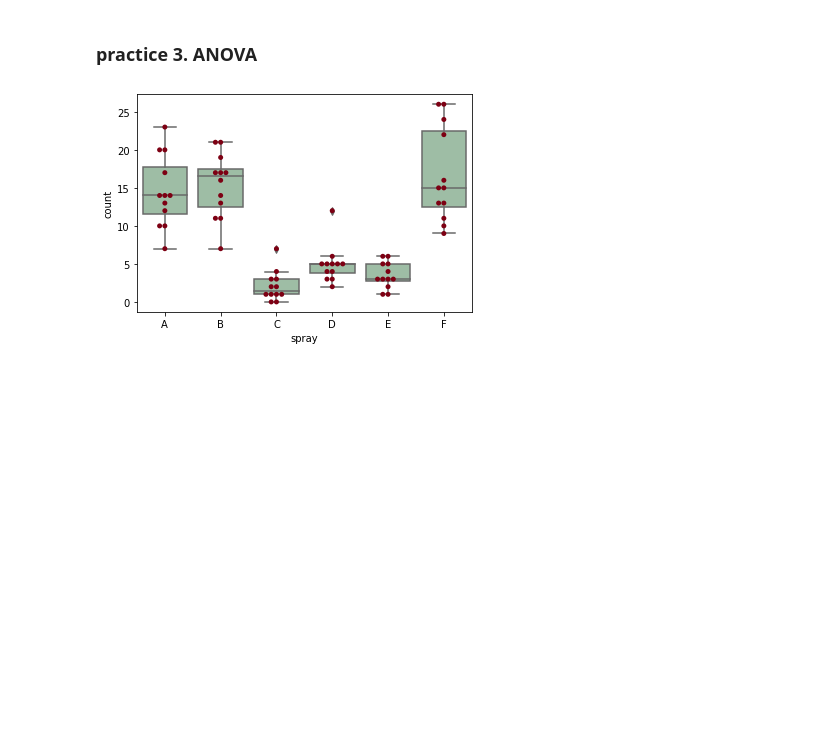
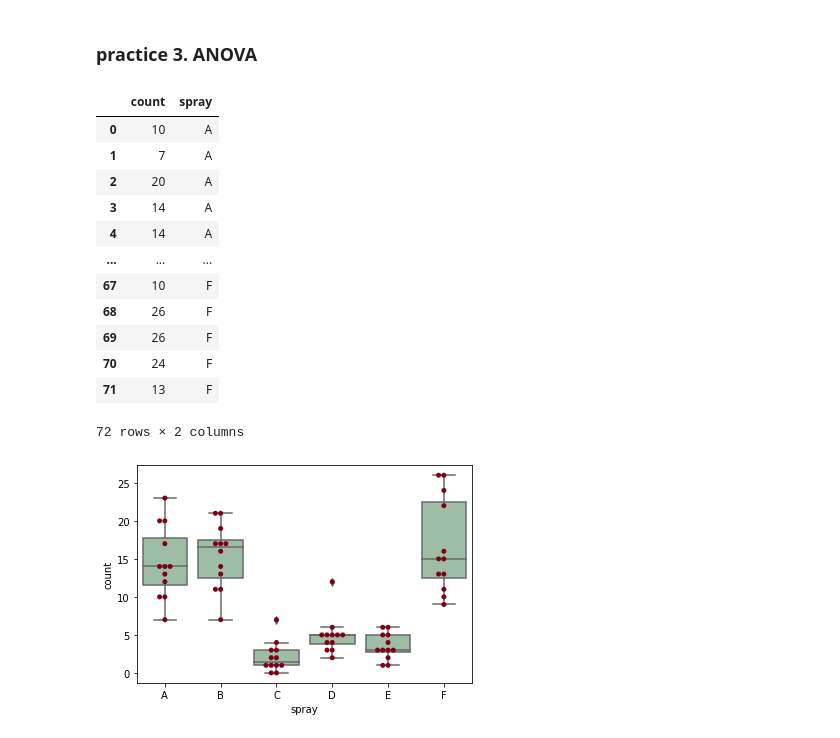
Before and after one commit to SophieShin/CLA3109_class, a Jupyter notebook: week9/practice#5.ipynb, the cells around one changed output. Cells and saved outputs as stored; diff of their text form; code cells hidden in the pictures; blank space fills up the shorter version.

```diff
--- a/week9/practice#5.ipynb
+++ b/week9/practice#5.ipynb
@@ -182,6 +214,22 @@ strong multicollinearity or other numerical problems.
 ### practice 3. ANOVA
 # %%
 sprays = pd.read_csv("data3.csv")
+# %%
+sprays
+# %% [output]
+|  | count | spray |
+| 0 | 10 | A |
+| 1 | 7 | A |
+| 2 | 20 | A |
+| 3 | 14 | A |
+| 4 | 14 | A |
+| ... | ... | ... |
+| 67 | 10 | F |
+| 68 | 26 | F |
+| 69 | 26 | F |
+| 70 | 24 | F |
+| 71 | 13 | F |
+72 rows × 2 columns
 # %%
 ax = sns.boxplot(x='spray', y='count', data=sprays, color='#99c2a2')
 ax = sns.swarmplot(x="spray", y="count", data=sprays, color='#7d0013')
```
Also changed, not shown: parts of 2 cells of this notebook, 1 other file.
